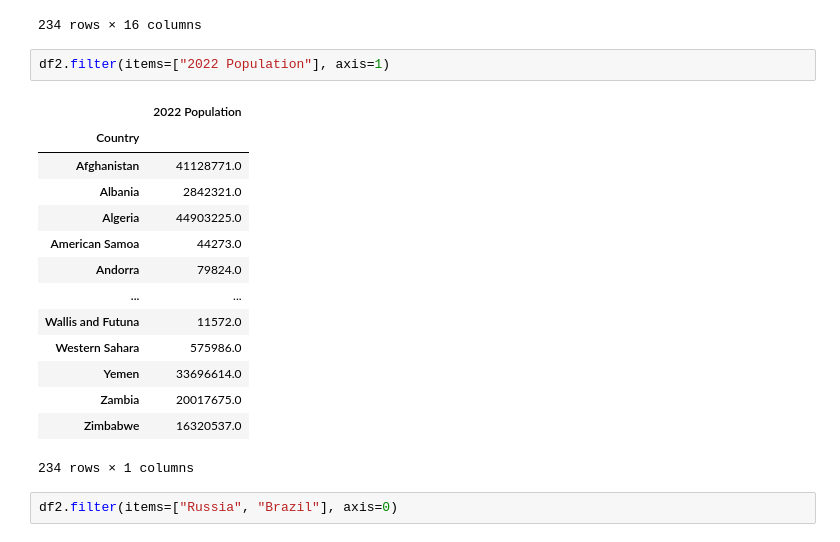
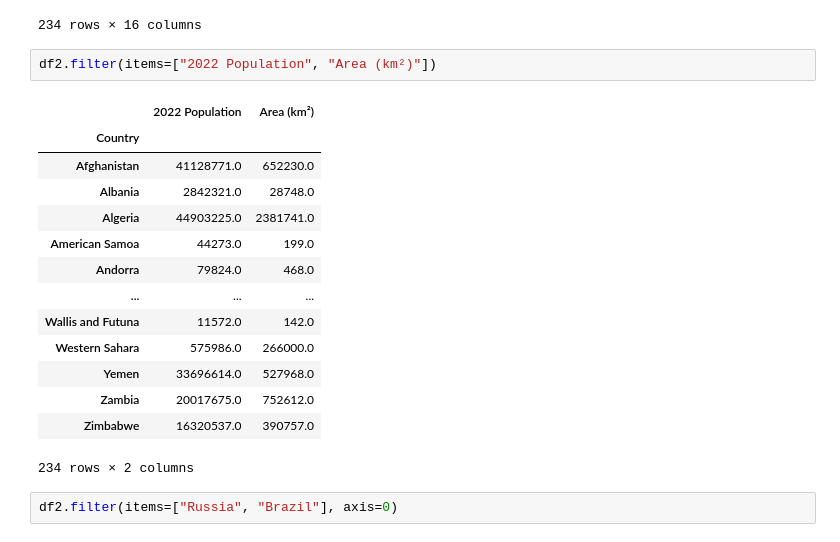
Before and after one commit to aleksmn/DataLessons, a Jupyter notebook: 02-filter_and_order.ipynb, the cells around one changed output. Saved outputs shown, nothing was run; the diff lists cells and outputs as text.

```diff
--- a/02-filter_and_order.ipynb
+++ b/02-filter_and_order.ipynb
@@ -92,22 +92,22 @@ df2
 | Zimbabwe | 74 | ZWE | Harare | Africa | 16320537.0 | 15669666.0 | 14154937.0 | ... |
 234 rows × 16 columns
 # %%
-df2.filter(items=["2022 Population"], axis=1)
+df2.filter(items=["2022 Population", "Area (km²)"])
 # %% [output]
-|  | 2022 Population |
-| Country |  |
-| Afghanistan | 41128771.0 |
-| Albania | 2842321.0 |
-| Algeria | 44903225.0 |
-| American Samoa | 44273.0 |
-| Andorra | 79824.0 |
-| ... | ... |
-| Wallis and Futuna | 11572.0 |
-| Western Sahara | 575986.0 |
-| Yemen | 33696614.0 |
-| Zambia | 20017675.0 |
-| Zimbabwe | 16320537.0 |
+|  | 2022 Population | Area (km²) |
+| Country |  |  |
+| Afghanistan | 41128771.0 | 652230.0 |
+| Albania | 2842321.0 | 28748.0 |
+| Algeria | 44903225.0 | 2381741.0 |
+| American Samoa | 44273.0 | 199.0 |
+| Andorra | 79824.0 | 468.0 |
+| ... | ... | ... |
+| Wallis and Futuna | 11572.0 | 142.0 |
+| Western Sahara | 575986.0 | 266000.0 |
+| Yemen | 33696614.0 | 527968.0 |
+| Zambia | 20017675.0 | 752612.0 |
+| Zimbabwe | 16320537.0 | 390757.0 |
-234 rows × 1 columns
+234 rows × 2 columns
 # %%
 df2.filter(items=["Russia", "Brazil"], axis=0)
 # %% [output]
```
Also changed, not shown: parts of 5 cells of this notebook.
